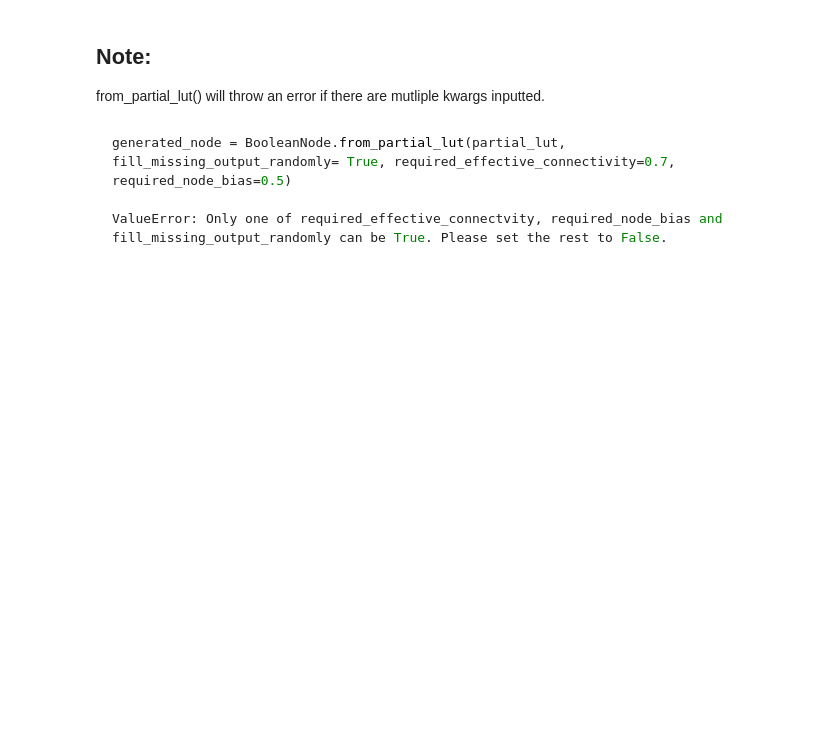
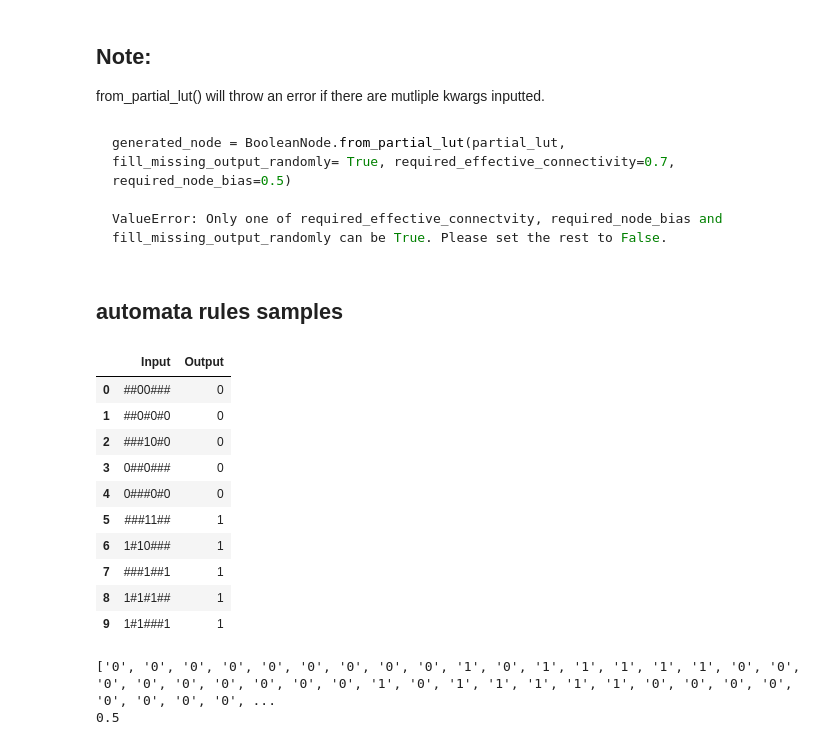
Before and after one commit to CASCI-lab/CANA, a Jupyter notebook: tutorials/Generating from Partial LUTs.ipynb, the cells around one changed output. Drawn from its saved outputs; the diff is of its cells as text; code cells hidden in the pictures; blank space fills up the shorter version.

````diff
--- a/tutorials/Generating from Partial LUTs.ipynb
+++ b/tutorials/Generating from Partial LUTs.ipynb
@@ -253,3 +271,78 @@ generated_node = BooleanNode.from_partial_lut(partial_lut, fill_missing_output_r
 
 ValueError: Only one of required_effective_connectvity, required_node_bias and fill_missing_output_randomly can be True. Please set the rest to False.
 ```
+# %% [markdown]
+## automata rules samples
+# %%
+GKL_BIN = "00000000_01011111_00000000_01011111_00000000_01011111_00000000_01011111_00000000_01011111_11111111_01011111_00000000_01011111_11111111_01011111"
+GP_BIN = "00000101_00000000_01010101_00000101_00000101_00000000_01010101_00000101_01010101_11111111_01010101_11111111_01010101_11111111_01010101_11111111"
+GEP_1_BIN = "00010001_00000000_01010101_00000000_00010001_00001111_01010101_00001111_00010001_11111111_01010101_11111111_00010001_11111111_01010101_11111111"
+GEP_2_BIN = "00000000_01010101_00000000_01110111_00000000_01010101_00000000_01110111_00001111_01010101_00001111_01110111_11111111_01010101_11111111_01110111"
+Davis_BIN = "00000000_00101111_00000011_01011111_00000000_00011111_11001111_00011111_00000000_00101111_11111100_01011111_00000000_00011111_11111111_00011111"
+Das_BIN = "00000111_00000000_00000111_11111111_00001111_00000000_00001111_11111111_00001111_00000000_00000111_11111111_00001111_00110001_00001111_11111111"
+ABK_BIN = "00000101_00000000_01010101_00000101_00000101_00000000_01010101_00000101_01010101_11111111_01010101_11111111_01010101_11111111_01010101_11111111"
+DMC_BIN = "00000101_00000100_00000101_10000111_00000101_00000000_00001111_01110111_00000011_01110111_01010101_10000011_01111011_11111111_10110111_01111111"
+COE_1_BIN = "00000001_00010100_00110000_11010111_00010001_00001111_00111001_01010111_00000101_10110100_11111111_00010111_11110001_01111101_11111001_01010111"
+COE_2_BIN = "00010100_01010001_00110000_01011100_00000000_01010000_11001110_01011111_00010111_00010001_11111111_01011111_00001111_01010011_11001111_01011111"
+MM401_BIN = "11111111_10101010_11111111_10101000_11111111_10101010_11111111_10101000_11110000_10101010_00000000_10101000_00000000_10101010_00000000_10101000"
+
+
+GKL_LUT = [int(x) for x in GKL_BIN if x != "_"]
+GP_LUT = [int(x) for x in GP_BIN if x != "_"]
+GEP_1_LUT = [int(x) for x in GEP_1_BIN if x != "_"]
+GEP_2_LUT = [int(x) for x in GEP_2_BIN if x != "_"]
+Das_LUT = [int(x) for x in Das_BIN if x != "_"]
+Davis_LUT = [int(x) for x in Davis_BIN if x != "_"]
+ABK_LUT = [int(x) for x in ABK_BIN if x != "_"]
+DMC_LUT = [int(x) for x in DMC_BIN if x != "_"]
+COE_1_LUT = [int(x) for x in COE_1_BIN if x != "_"]
+COE_2_LUT = [int(x) for x in COE_2_BIN if x != "_"]
+MM401_LUT = [int(x) for x in MM401_BIN if x != "_"]
+
+
+GKL_NODE = BooleanNode.from_output_list(outputs = GKL_LUT)
+GP_NODE = BooleanNode.from_output_list(outputs = GP_LUT)
+GEP_1_NODE = BooleanNode.from_output_list(outputs = GEP_1_LUT)
+GEP_2_NODE = BooleanNode.from_output_list(outputs = GEP_2_LUT)
+Das_NODE = BooleanNode.from_output_list(outputs = Das_LUT)
+Davis_NODE = BooleanNode.from_output_list(outputs = Davis_LUT)
+ABK_NODE = BooleanNode.from_output_list(outputs = ABK_LUT)
+DMC_NODE = BooleanNode.from_output_list(outputs = DMC_LUT)
+COE_1_NODE = BooleanNode.from_output_list(outputs = COE_1_LUT)
+COE_2_NODE = BooleanNode.from_output_list(outputs = COE_2_LUT)
+MM401_NODE = BooleanNode.from_output_list(outputs = MM401_LUT)
+
+GKL_NODE.schemata_look_up_table()
+# %% [output]
+|  | Input | Output |
+| 0 | ##00### | 0 |
+| 1 | ##0#0#0 | 0 |
+| 2 | ###10#0 | 0 |
+| 3 | 0##0### | 0 |
+| 4 | 0###0#0 | 0 |
+| 5 | ###11## | 1 |
+| 6 | 1#10### | 1 |
+| 7 | ###1##1 | 1 |
+| 8 | 1#1#1## | 1 |
+| 9 | 1#1###1 | 1 |
+# %%
+automata = {
+'GKL' : [['0###0#0', 0], ['##0#0#0', 0], ['###10#0', 0], ['##00###', 0], ['0##0###', 0], ['1#1###1', 1], ['###1##1', 1], ['###11##', 1], ['1#10###', 1], ['1#1#1##', 1]],
+'GP' : [['0#01###', 0], ['0##10##', 0], ['0#####0', 0], ['###0##0', 0], ['0#0#0##', 0], ['##1#1#1', 1], ['1#####1', 1], ['1##1###', 1], ['##10##1', 1], ['###01#1', 1]],
+'GEP_1' : [['000##0#', 0], ['0###0#0', 0], ['0##10##', 0], ['0#0#00#', 0], ['###0##0', 0], ['00####0', 0], ['##00#0#', 0], ['00#1###', 0], ['1#1###1', 1], ['#11#1#1', 1], ['#1#11##', 1], ['1####11', 1], ['#1##111', 1], ['1##1###', 1], ['##10##1', 1], ['###0#11', 1]],
+'GEP_2':[['0#0###0', 0], ['0####00', 0], ['#0##000', 0], ['###1#00', 0], ['#00#0#0', 0], ['##01##0', 0], ['0##0###', 0], ['#0#00##', 0], ['11####1', 1], ['111##1#', 1], ['###1##1', 1], ['11#0###', 1], ['1##01##', 1], ['1#1#11#', 1], ['1###1#1', 1], ['##11#1#', 1]],
+'Das': [['000##00', 0], ['#010#00', 0], ['0#01###', 0], ['###00##', 0], ['#001###', 0], ['0#0#0##', 0], ['##0#00#', 0], ['##01#0#', 0], ['00#0#00', 0], ['#00#0##', 0], ['##011#0', 0], ['##1#11#', 1], ['11#101#', 1], ['###01#1', 1], ['#1#01##', 1], ['###011#', 1], ['#11#1##', 1], ['##1#1#1', 1], ['11#1#11', 1], ['1#001##', 1], ['11##111', 1], ['##11###', 1]],
+'Davis':[['#10#0#0', 0], ['00#00##', 0], ['##110#0', 0], ['#00#0#1', 0], ['10#011#', 0], ['01##010', 0], ['###1000', 0], ['00#0#0#', 0], ['00##000', 0], ['#1#100#', 0], ['001#0#0', 0], ['0#1#010', 0], ['##0#00#', 0], ['#1#10#0', 0], ['##00###', 0], ['0##001#', 0], ['#1#1#11', 1], ['#011##1', 1], ['0#1#11#', 1], ['#110#0#', 1], ['101#0#1', 1], ['111##11', 1], ['#001#10', 1], ['101##01', 1], ['1#1#10#', 1], ['1110###', 1], ['##11#11', 1], ['#11#1##', 1], ['1#100##', 1], ['1#1#011', 1], ['###11##', 1], ['1#10#0#', 1]],
+'ABK':[['0#01###', 0], ['0##10##', 0], ['0#####0', 0], ['###0##0', 0], ['0#0#0##', 0], ['##1#1#1', 1], ['1#####1', 1], ['1##1###', 1], ['##10##1', 1], ['###01#1', 1]],
+'DMC': [['00##01#', 0], ['0#0###0', 0], ['1011#01', 0], ['01##000', 0], ['#110001', 0], ['1#00101', 0], ['#01#010', 0], ['#0#00#0', 0], ['#111000', 0], ['0#01#1#', 0], ['1#10100', 0], ['101110#', 0], ['#0110#1', 0], ['00##0#1', 0], ['0##00##', 0], ['##00000', 0], ['#0##100', 0], ['#010##0', 0], ['00#0##0', 0], ['#0000##', 0], ['0#0#0##', 0], ['0101###', 0], ['#01101#', 0], ['0##1100', 0], ['#0#0#00', 0], ['1000#0#', 0], ['#00##00', 0], ['01#1#00', 0], ['###0111', 1], ['1#0#11#', 1], ['01101##', 1], ['11###1#', 1], ['110#0#1', 1], ['#11#11#', 1], ['#111#1#', 1], ['0#1#1#1', 1], ['1101###', 1], ['1#01#1#', 1], ['1##111#', 1], ['##1#111', 1], ['1#01##1', 1], ['00##101', 1], ['110#1#0', 1], ['##101#1', 1], ['1#10#11', 1], ['#11#1#1', 1], ['1###111', 1], ['11#11##', 1], ['1010##1', 1], ['##1111#', 1], ['0##01#1', 1], ['#111##1', 1], ['#001101', 1], ['11100#0', 1], ['11#1##1', 1], ['#011000', 1]],
+'COE_1': [['01010##', 0], ['00#01#0', 0], ['#00#001', 0], ['00#0#0#', 0], ['#1#0110', 0], ['01##000', 0], ['#000##0', 0], ['0#0#0#0', 0], ['#00#1#0', 0], ['0#00#0#', 0], ['1#11#00', 0], ['00101##', 0], ['000###0', 0], ['#0000##', 0], ['##11010', 0], ['0#00##0', 0], ['#0#1100', 0], ['#1#1000', 0], ['0##0110', 0], ['#00111#', 0], ['00##100', 0], ['##11100', 0], ['1#0#110', 0], ['#10010#', 0], ['#1#0101', 0], ['0##000#', 0], ['1#110#0', 0], ['101100#', 0], ['0#0#00#', 0], ['##001#0', 0], ['0##1010', 0], ['01#10#0', 0], ['10#1001', 0], ['#111#00', 0], ['#1110#0', 0], ['0##0#01', 0], ['11###11', 1], ['001100#', 1], ['101#11#', 1], ['110#01#', 1], ['1##1011', 1], ['01011##', 1], ['10##101', 1], ['##1#011', 1], ['###1101', 1], ['11##0#1', 1], ['#1#0#11', 1], ['#1#11#1', 1], ['10#01#1', 1], ['#11##11', 1], ['##1111#', 1], ['#111##1', 1], ['101#1#1', 1], ['01#111#', 1], ['1#0101#', 1], ['#1##111', 1], ['1#100##', 1], ['1#10#00', 1], ['##111#1', 1], ['10010#0', 1], ['#0#1011', 1], ['#110100', 1], ['1010###', 1], ['11#00##', 1], ['##11#11', 1], ['#10110#', 1], ['11#1##1', 1], ['1#1##11', 1], ['##00111', 1], ['1##0111', 1], ['0#11##1', 1], ['##1001#', 1]],
+'COE_2':[['00#011#', 0], ['00#01#0', 0], ['0#0###0', 0], ['0##0111', 0], ['001#11#', 0], ['100#00#', 0], ['##0110#', 0], ['00#0#00', 0], ['00101##', 0], ['#1#001#', 0], ['##01#00', 0], ['00##110', 0], ['01#0#11', 0], ['1001#0#', 0], ['#001##0', 0], ['0100###', 0], ['#1##010', 0], ['##0#0#0', 0], ['###10#0', 0], ['00##000', 0], ['00#000#', 0], ['#1000##', 0], ['0010#0#', 0], ['0#0011#', 0], ['##0000#', 0], ['010#1##', 0], ['00#1#10', 0], ['#00##00', 0], ['#11##01', 1], ['1##1#11', 1], ['##110#1', 1], ['0##10#1', 1], ['11#01##', 1], ['1#10#0#', 1], ['1#1#1##', 1], ['#1#10#1', 1], ['#1111##', 1], ['#001#11', 1], ['101###1', 1], ['#11#10#', 1], ['#11#1#0', 1], ['#110#0#', 1], ['10###11', 1], ['11##11#', 1], ['1010###', 1], ['##1110#', 1], ['1###111', 1], ['#01001#', 1], ['#0##011', 1], ['#000101', 1], ['##11#01', 1], ['#111##1', 1], ['###1011', 1], ['1##01#1', 1], ['1#11##1', 1], ['1##011#', 1], ['1#1##01', 1]],
+'MM401':[['11####1', 0], ['1#1###1', 0], ['###1##1', 0], ['1#10###', 0], ['##1111#', 0], ['11#0###', 0], ['1##01##', 0], ['1#1#11#', 0], ['1###1#1', 0], ['0###0#0', 1], ['0#0###0', 1], ['#0000##', 1], ['0####00', 1], ['###10#0', 1], ['###1#00', 1], ['#00#0#0', 1], ['##01##0', 1], ['0##0###', 1]],
+}
+
+gkl_node = BooleanNode.from_partial_lut(automata['GKL'])
+print(gkl_node.outputs)
+print(gkl_node.bias())
+# %% [output]
+['0', '0', '0', '0', '0', '0', '0', '0', '0', '1', '0', '1', '1', '1', '1', '1', '0', '0', '0', '0', '0', '0', '0', '0', '0', '1', '0', '1', '1', '1', '1', '1', '0', '0', '0', '0', '0', '0', '0', '0', ...
+0.5
````
Also changed, not shown: parts of 14 cells of this notebook, 8 other files.
